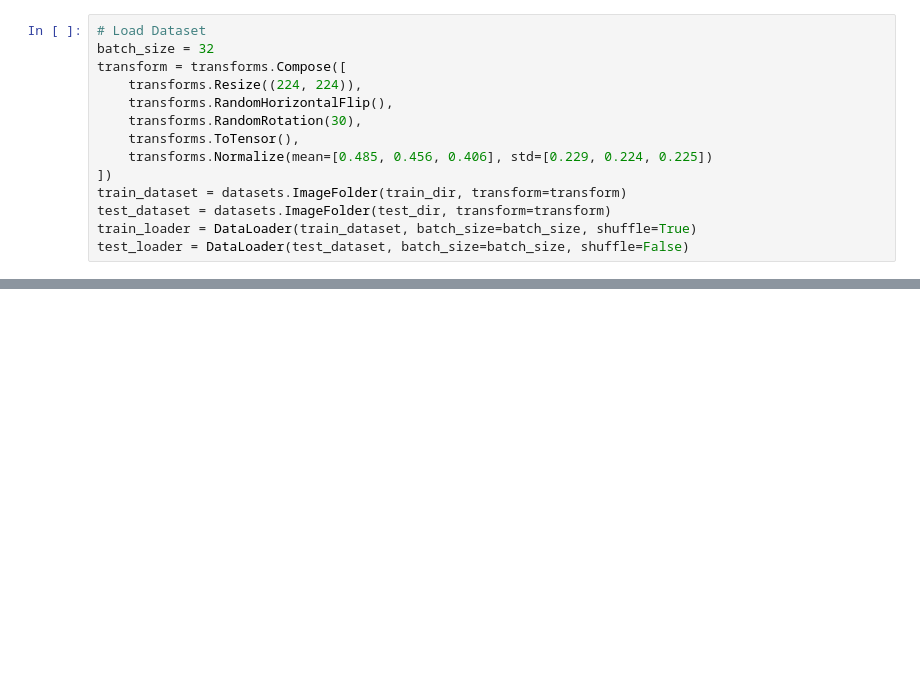
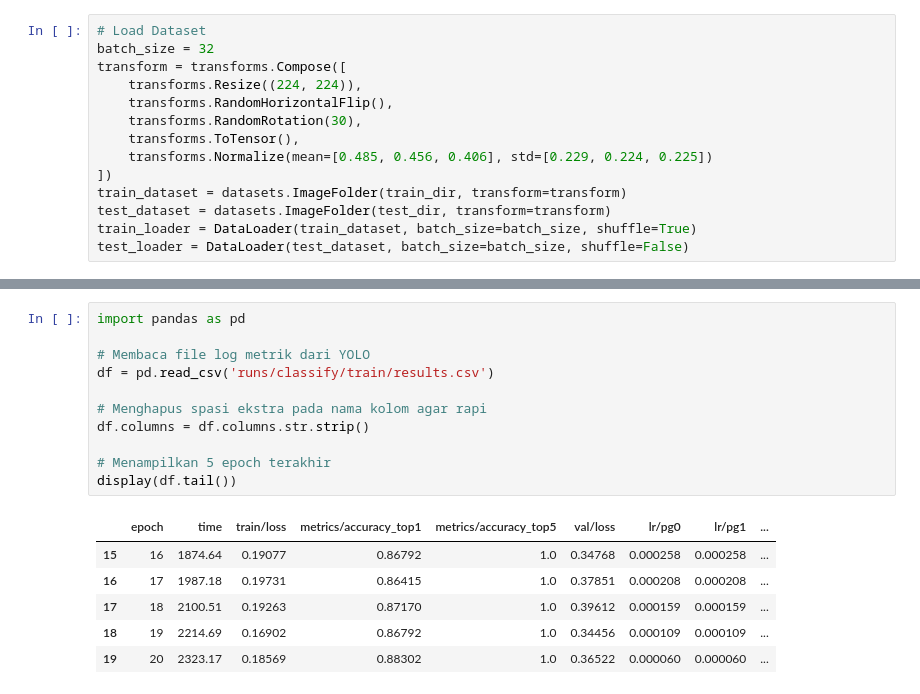
Before and after one commit to rayyirahmaid/Clothing-Classification-Model-with-CNN-and-YOLO, a Jupyter notebook: Clothing_Classification_Model.ipynb, the cells around one changed output, grey strips where cells are left out. Drawn from its saved outputs; the diff is of its cells as text; blank space fills up the shorter version.

```diff
--- a/Clothing_Classification_Model.ipynb
+++ b/Clothing_Classification_Model.ipynb
@@ -299,0 +268,18 @@ plt.show()
+# %%
+import pandas as pd
+
+# Membaca file log metrik dari YOLO
+df = pd.read_csv('runs/classify/train/results.csv')
+
+# Menghapus spasi ekstra pada nama kolom agar rapi
+df.columns = df.columns.str.strip()
+
+# Menampilkan 5 epoch terakhir
+display(df.tail())
+# %% [output]
+|  | epoch | time | train/loss | metrics/accuracy_top1 | metrics/accuracy_top5 | val/loss | lr/pg0 | lr/pg1 | ... |
+| 15 | 16 | 1874.64 | 0.19077 | 0.86792 | 1.0 | 0.34768 | 0.000258 | 0.000258 | ... |
+| 16 | 17 | 1987.18 | 0.19731 | 0.86415 | 1.0 | 0.37851 | 0.000208 | 0.000208 | ... |
+| 17 | 18 | 2100.51 | 0.19263 | 0.87170 | 1.0 | 0.39612 | 0.000159 | 0.000159 | ... |
+| 18 | 19 | 2214.69 | 0.16902 | 0.86792 | 1.0 | 0.34456 | 0.000109 | 0.000109 | ... |
+| 19 | 20 | 2323.17 | 0.18569 | 0.88302 | 1.0 | 0.36522 | 0.000060 | 0.000060 | ... |
```
Also changed, not shown: parts of 17 cells of this notebook.
